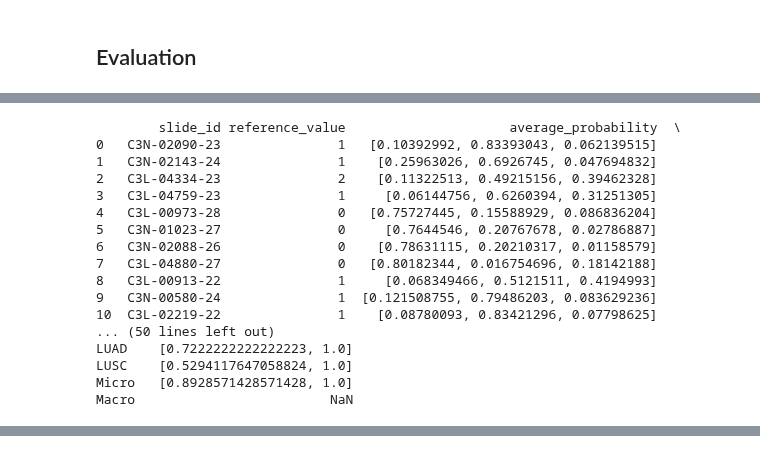
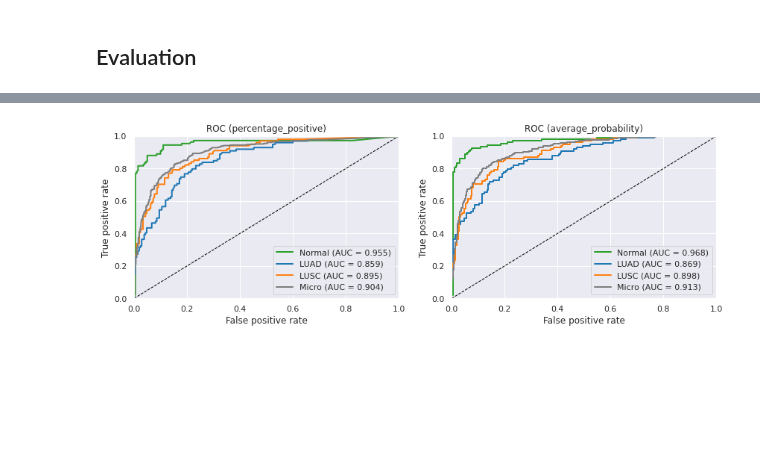
Before and after one commit to ImagingDataCommons/idc-pathomics-use-case-1, a Jupyter notebook: src/cptac-use-case.ipynb, the cells around one changed output, grey strips where cells are left out. Drawn from its saved outputs; the diff is of its cells as text; code cells hidden in the pictures; blank space fills up the shorter version.

```diff
--- a/src/cptac-use-case.ipynb
+++ b/src/cptac-use-case.ipynb
@@ -289,7 +339,9 @@ explanatory text, explain ROC analysis? micro average...
 # %%
-checkpoints = glob.glob(os.path.join(output_dir_experiment, 'checkpoint*/'))
-checkpoints.sort()
-best_model_dir = checkpoints[-1] # last checkpoint is the one with the best validation loss
-
-#best_model = '/home/jupyter/idc_output/20210812_124529'
+#checkpoints = glob.glob(os.path.join(output_dir_experiment, 'checkpoint*/'))
+#checkpoints.sort()
+#best_model_dir = checkpoints[-1] # last checkpoint is the one with the best validation loss
+from model.inceptionv3_model import InceptionModel
+from data.data_set import Dataset
+output_dir_experiment='/home/jupyter/idc_output/20210818_161953/'
+best_model_dir = '/home/jupyter/idc_output/20210818_161953/checkpoint_008'
 best_model = InceptionModel.load(best_model_dir)
@@ -299,6 +348,6 @@ best_model = InceptionModel.load(best_model_dir)
 # %%
 from evaluation.predictions import Predictions
 
-test_dataset = Dataset(os.path.join(input_dir, 'test_norm_luad_lscc_tiny.csv'), num_classes=3)
+test_dataset = Dataset(os.path.join(input_dir, 'test_norm_luad_lscc_small.csv'), num_classes=3)
 predictions = Predictions(best_model, test_dataset)
-predictions.save(os.path.join(output_dir_experiment, 'predictions_testset.json'))
+predictions.save(os.path.join(output_dir_experiment, 'predictions_testset_small.json'))
@@ -324,23 +355,6 @@ predictions.save(os.path.join(output_dir_experiment, 'predictions_testset.json')
 from evaluation.roc import ROCAnalysis
 
 roc_analysis = ROCAnalysis(predictions, experiment='norm_luad_lusc')
-roc_analysis.plot(output_dir_experiment) # make an inline plot
-roc_analysis.print_and_save_tabluar_results(os.path.join(output_dir_experiment, 'results_table.html'))
+roc_analysis.print_and_save_tabluar_results(os.path.join(output_dir_experiment, 'results_table_small.html'))
+roc_analysis.plot_and_save(output_dir_experiment)
 # %% [output]
-        slide_id reference_value                     average_probability  \
-0   C3N-02090-23               1   [0.10392992, 0.83393043, 0.062139515]
-1   C3N-02143-24               1    [0.25963026, 0.6926745, 0.047694832]
-2   C3L-04334-23               2    [0.11322513, 0.49215156, 0.39462328]
-3   C3L-04759-23               1     [0.06144756, 0.6260394, 0.31251305]
-4   C3L-00973-28               0   [0.75727445, 0.15588929, 0.086836204]
-5   C3N-01023-27               0     [0.7644546, 0.20767678, 0.02786887]
-6   C3N-02088-26               0    [0.78631115, 0.20210317, 0.01158579]
-7   C3L-04880-27               0   [0.80182344, 0.016754696, 0.18142188]
-8   C3L-00913-22               1     [0.068349466, 0.5121511, 0.4194993]
-9   C3N-00580-24               1  [0.121508755, 0.79486203, 0.083629236]
-10  C3L-02219-22               1    [0.08780093, 0.83421296, 0.07798625]
-... (50 lines left out)
-LUAD    [0.7222222222222223, 1.0]
-LUSC    [0.5294117647058824, 1.0]
-Micro   [0.8928571428571428, 1.0]
-Macro                         NaN
@@ -346,0 +369 @@ Macro                         NaN
+[figure, added]
```
Also changed, not shown: parts of 23 cells of this notebook, 7 other files.
